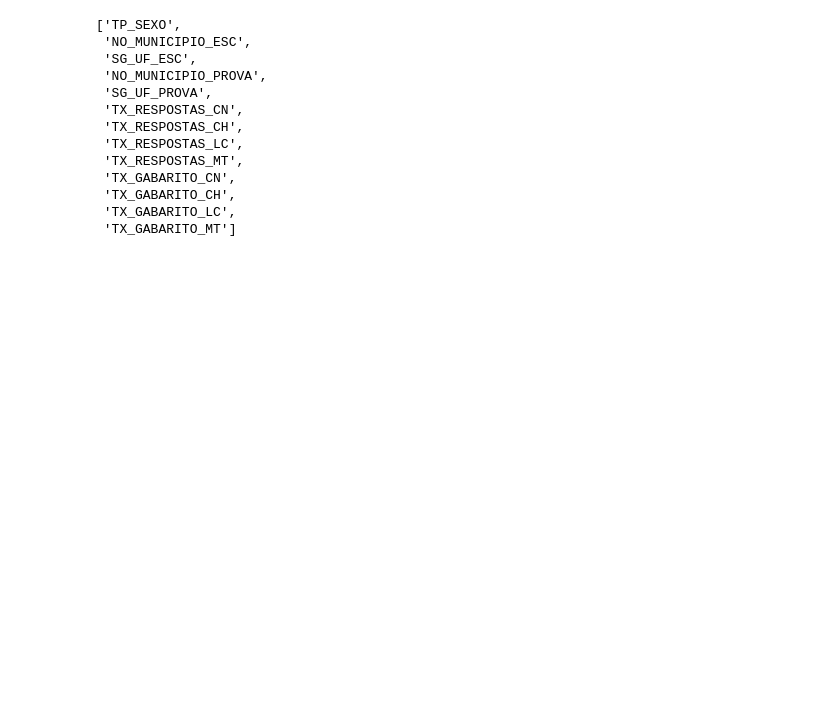
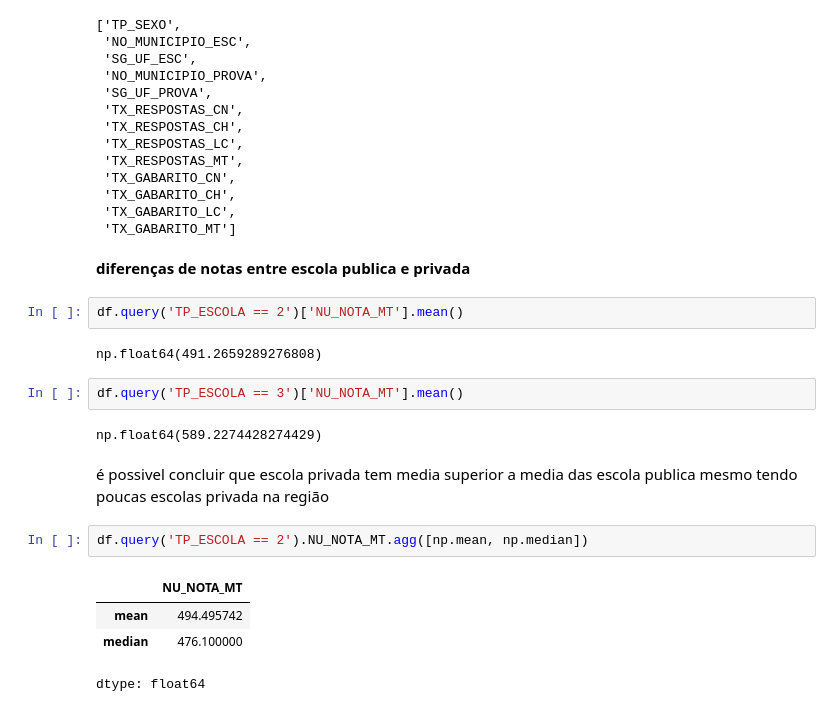
Before and after one commit to GeorgeLucas1/enem_bahia_analise-de-dados, a Jupyter notebook: analise_enem_estado_bahia.ipynb, the cells around one changed output. Saved outputs shown, nothing was run; the diff lists cells and outputs as text; blank space fills up the shorter version.

```diff
--- a/analise_enem_estado_bahia.ipynb
+++ b/analise_enem_estado_bahia.ipynb
@@ -191,3 +191,22 @@ df.select_dtypes(include='object').columns.tolist()
  'TX_GABARITO_CH',
  'TX_GABARITO_LC',
  'TX_GABARITO_MT']
+# %% [markdown]
+**diferenças de notas entre escola publica e privada**
+# %%
+df.query('TP_ESCOLA == 2')['NU_NOTA_MT'].mean()
+# %% [output]
+np.float64(491.2659289276808)
+# %%
+df.query('TP_ESCOLA == 3')['NU_NOTA_MT'].mean()
+# %% [output]
+np.float64(589.2274428274429)
+# %% [markdown]
+é possivel concluir que escola privada tem media superior a media das escola publica mesmo tendo poucas escolas privada na região
+# %%
+df.query('TP_ESCOLA == 2').NU_NOTA_MT.agg([np.mean, np.median])
+# %% [output]
+|  | NU_NOTA_MT |
+| mean | 494.495742 |
+| median | 476.100000 |
+dtype: float64
```
Also changed, not shown: parts of 6 cells of this notebook.
